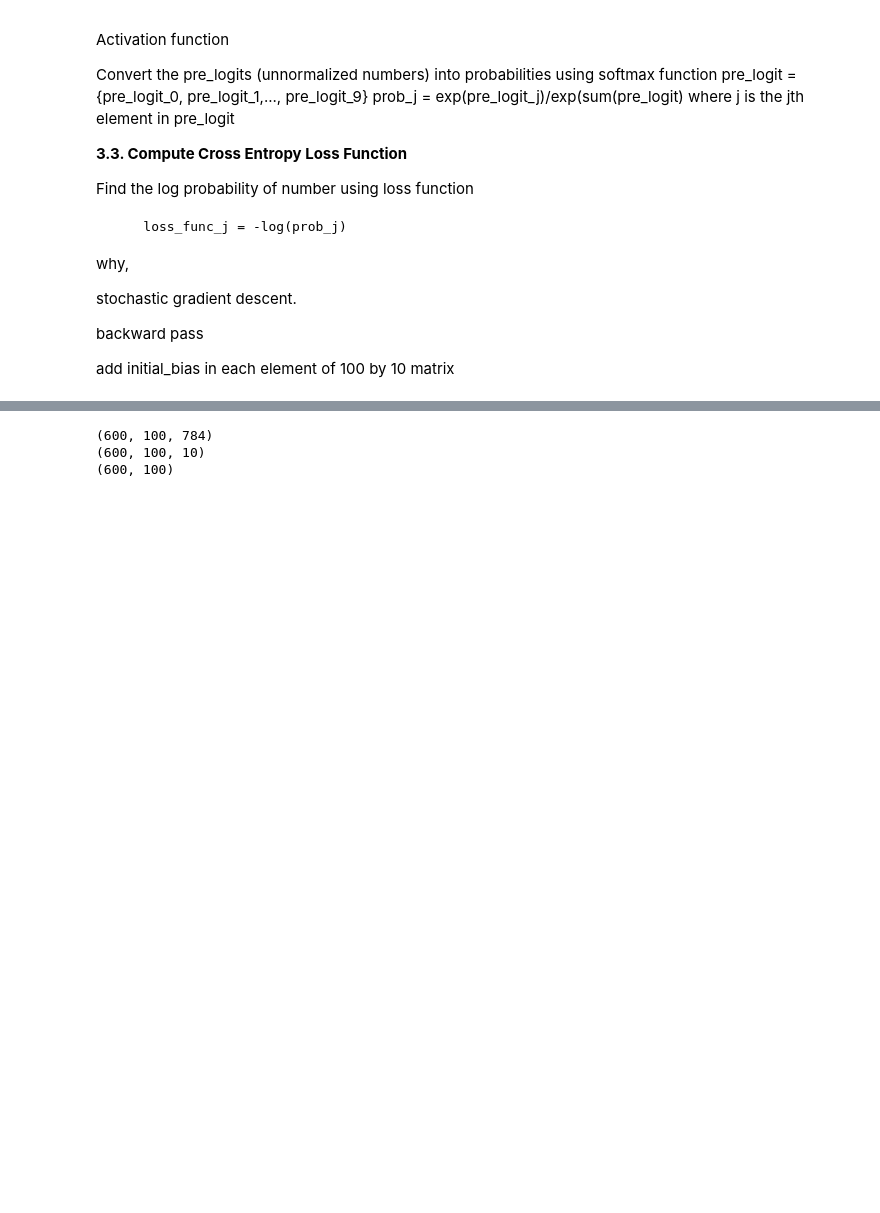
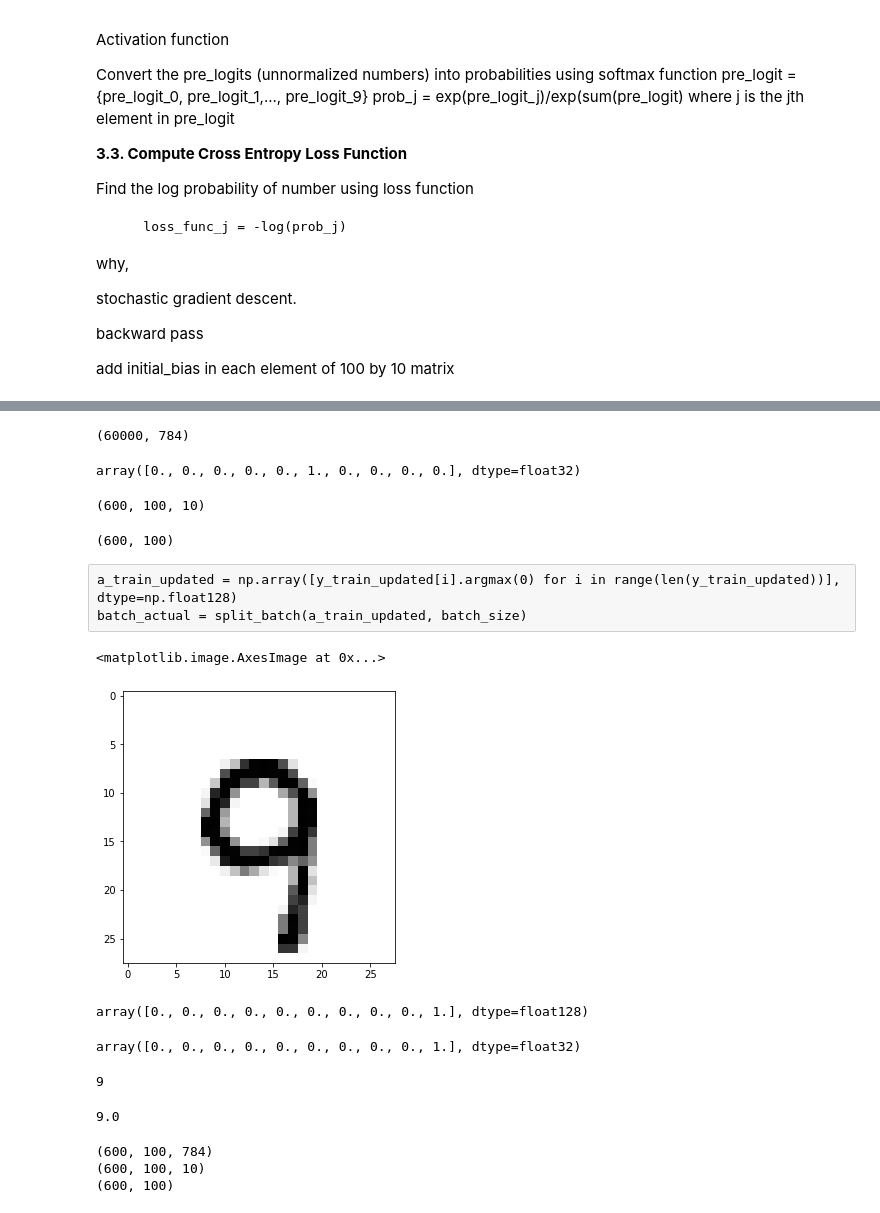
Before and after one commit to d-ghale/DataSciencePython, a Jupyter notebook: NN_from_scratch.ipynb, the cells around one changed output, grey strips where cells are left out. Saved outputs shown, nothing was run; the diff lists cells and outputs as text; code cells hidden in the pictures; blank space fills up the shorter version.

```diff
--- a/NN_from_scratch.ipynb
+++ b/NN_from_scratch.ipynb
@@ -219,3 +251,43 @@ batch_actual = split_batch(np.array([y_train_updated[i].argmax(0) for i in range
+# %%
+x_train_updated.shape
+# %% [output]
+(60000, 784)
+# %%
+y_train_updated[0]
+# %% [output]
+array([0., 0., 0., 0., 0., 1., 0., 0., 0., 0.], dtype=float32)
+# %%
+batch_y.shape
+# %% [output]
+(600, 100, 10)
+# %%
+batch_actual.shape
+# %% [output]
+(600, 100)
+# %% [raw]
+a_train_updated = np.array([y_train_updated[i].argmax(0) for i in range(len(y_train_updated))], dtype=np.float128)
+batch_actual = split_batch(a_train_updated, batch_size)
+# %%
+plt_digit(batch_x[0][0])
+# %% [output]
+<matplotlib.image.AxesImage at 0x...>
+[figure, added]
+# %%
+batch_y[0][0]
+# %% [output]
+array([0., 0., 0., 0., 0., 0., 0., 0., 0., 1.], dtype=float128)
+# %%
+y_train_updated_shuff[0]
+# %% [output]
+array([0., 0., 0., 0., 0., 0., 0., 0., 0., 1.], dtype=float32)
+# %%
+y_train_shuff[0]
+# %% [output]
+9
+# %%
+batch_actual[0][0]
+# %% [output]
+9.0
 # %%
 print(batch_x.shape)
 print(batch_y.shape)
```
Also changed, not shown: parts of 44 cells of this notebook.
